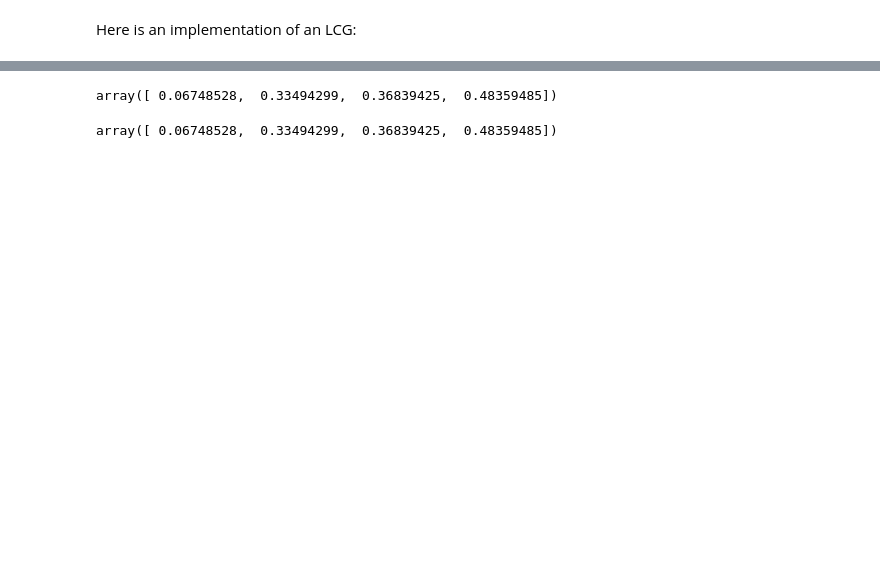
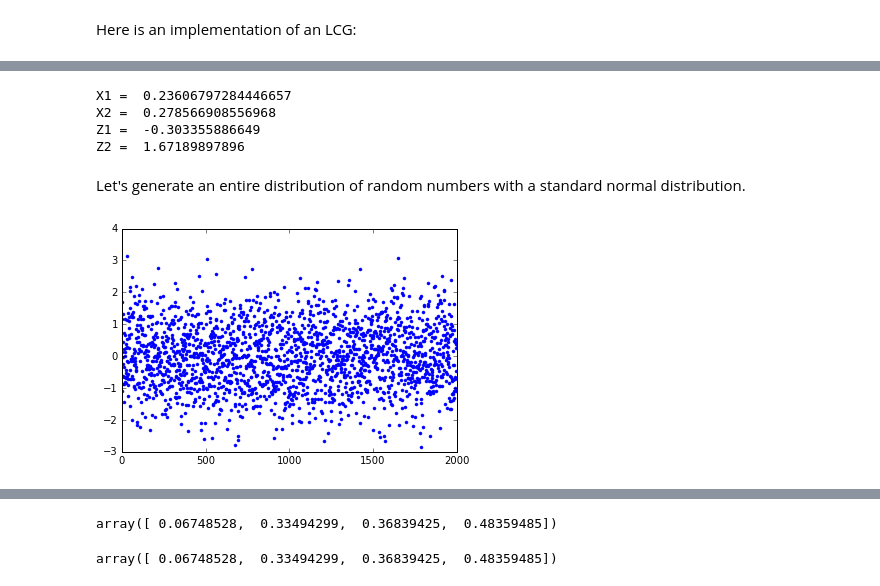
Before and after one commit to lukasbystricky/ISC-3313, a Jupyter notebook: lectures/chapter4/3-random_numbers.ipynb, the cells around one changed output, grey strips where cells are left out. Saved outputs shown, nothing was run; the diff lists cells and outputs as text; code cells hidden in the pictures; blank space fills up the shorter version.

```diff
--- a/lectures/chapter4/3-random_numbers.ipynb
+++ b/lectures/chapter4/3-random_numbers.ipynb
@@ -71,0 +178,63 @@ plt.plot(X, Y,'.')
+# %%
+seed = 0
+a=1664525
+b=1013904223
+m=2**32
+
+# generate X1 and X2
+X1 = (a*seed_x + b) % m
+X2 = (a*X1 + b) % m
+
+# put into interval (0,1)
+X1 /= m
+X2 /= m
+
+# appy Box-Muller transform
+Z1 = np.sqrt(-2*np.log(X1))*np.cos(2*np.pi*X2)
+Z2 = np.sqrt(-2*np.log(X1))*np.sin(2*np.pi*X2)
+
+print("X1 = ", X1)
+print("X2 = ", X2)
+print("Z1 = ", Z1)
+print("Z2 = ", Z2)
+# %% [output]
+X1 =  0.23606797284446657
+X2 =  0.278566908556968
+Z1 =  -0.303355886649
+Z2 =  1.67189897896
+# %% [markdown]
+Let's generate an entire distribution of random numbers with a standard normal distribution.
+# %%
+# initialize seed, a, b and m
+seed_x = 0
+seed_y = 1
+a=1664525
+b=1013904223
+m=2**32
+
+# N is the number of random numbers
+N = 1000
+
+# initialize lists and compute first pseudo-random number from seed
+
+X = [(a*seed_x + b) % m]
+Y = [(a*seed_y + b) % m]
+
+# apply reccurence relation
+for i in range(N):
+    X.append((a*X[i] + b) % m)
+    Y.append((a*Y[i] + b) % m)
+
+# divide everything by m to get all numbers in the range [0,1]
+X = [r/m for r in X]
+Y = [r/m for r in Y]
+
+# create normal distribution
+Z = []
+for i in range(N):
+    Z.append(np.sqrt(-2*np.log(X[i]))*np.cos(2*np.pi*Y[i]))
+    Z.append(np.sqrt(-2*np.log(X[i]))*np.sin(2*np.pi*Y[i]))
+# %%
+plt.plot(Z, '.');
+# %% [output]
+[figure, added]
```
Also changed, not shown: parts of 48 cells of this notebook.
